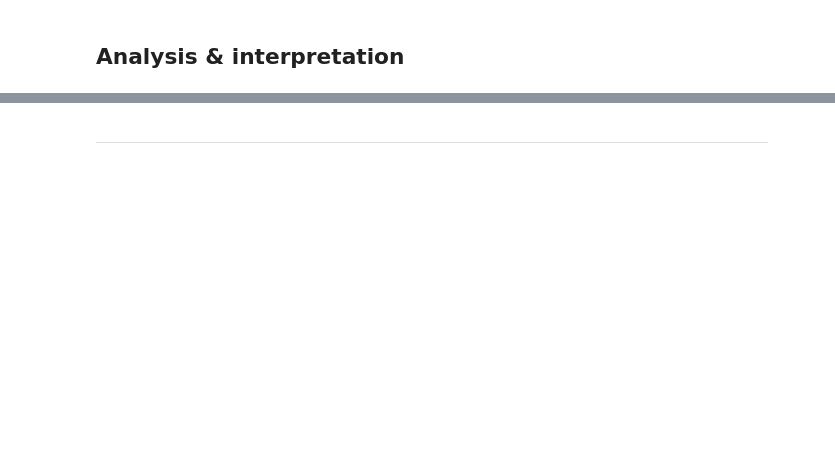
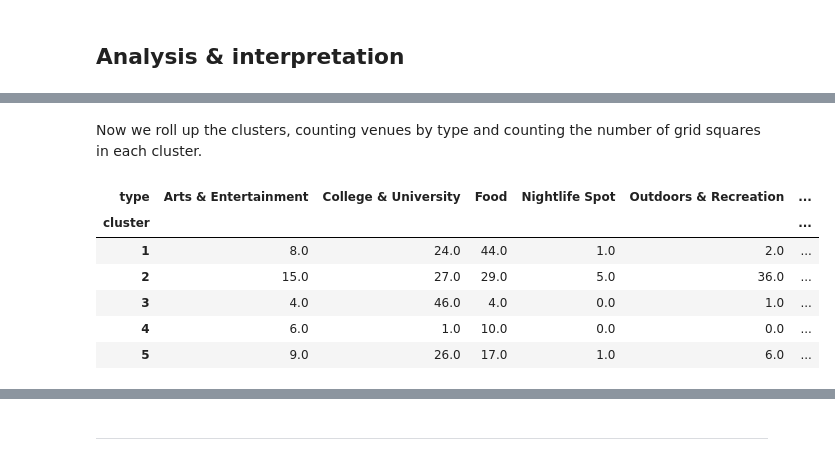
Before and after one commit to erikjamesmason/Coursera_Capstone, a Jupyter notebook: 03_modeling_and_evaluation.ipynb, the cells around one changed output, grey strips where cells are left out. Drawn from its saved outputs; the diff is of its cells as text; code cells hidden in the pictures; blank space fills up the shorter version.

```diff
--- a/03_modeling_and_evaluation.ipynb
+++ b/03_modeling_and_evaluation.ipynb
@@ -101,0 +114,2 @@ for clusters in range(2, 121):
+# %%
+results = run_clusters(range(2, 121))
@@ -186,0 +209,6 @@ map_clusters
+# %%
+group_type_mapping = {key: value for key, value in
+                      (rexburg_venues.groupby('group').first()[['type']]).itertuples()}
+for key in list(group_type_mapping.keys())[:10]:
+    print(f'{key}: {group_type_mapping[key]}')
+print('...')
@@ -186,0 +254,15 @@ map_clusters
+# %% [markdown]
+Now we roll up the clusters, counting venues by type and counting the number of grid squares in each cluster.
+# %%
+cluster_venue_types = clusters.groupby('type').sum().T
+cluster_venue_types['cluster_grid_count'] = grid_categories.groupby('cluster'
+                                                              ).count()['type']
+cluster_venue_types
+# %% [output]
+| type | Arts & Entertainment | College & University | Food | Nightlife Spot | Outdoors & Recreation | ... |
+| cluster |  |  |  |  |  | ... |
+| 1 | 8.0 | 24.0 | 44.0 | 1.0 | 2.0 | ... |
+| 2 | 15.0 | 27.0 | 29.0 | 5.0 | 36.0 | ... |
+| 3 | 4.0 | 46.0 | 4.0 | 0.0 | 1.0 | ... |
+| 4 | 6.0 | 1.0 | 10.0 | 0.0 | 0.0 | ... |
+| 5 | 9.0 | 26.0 | 17.0 | 1.0 | 6.0 | ... |
```
Also changed, not shown: parts of 19 cells of this notebook, 17 other files.
